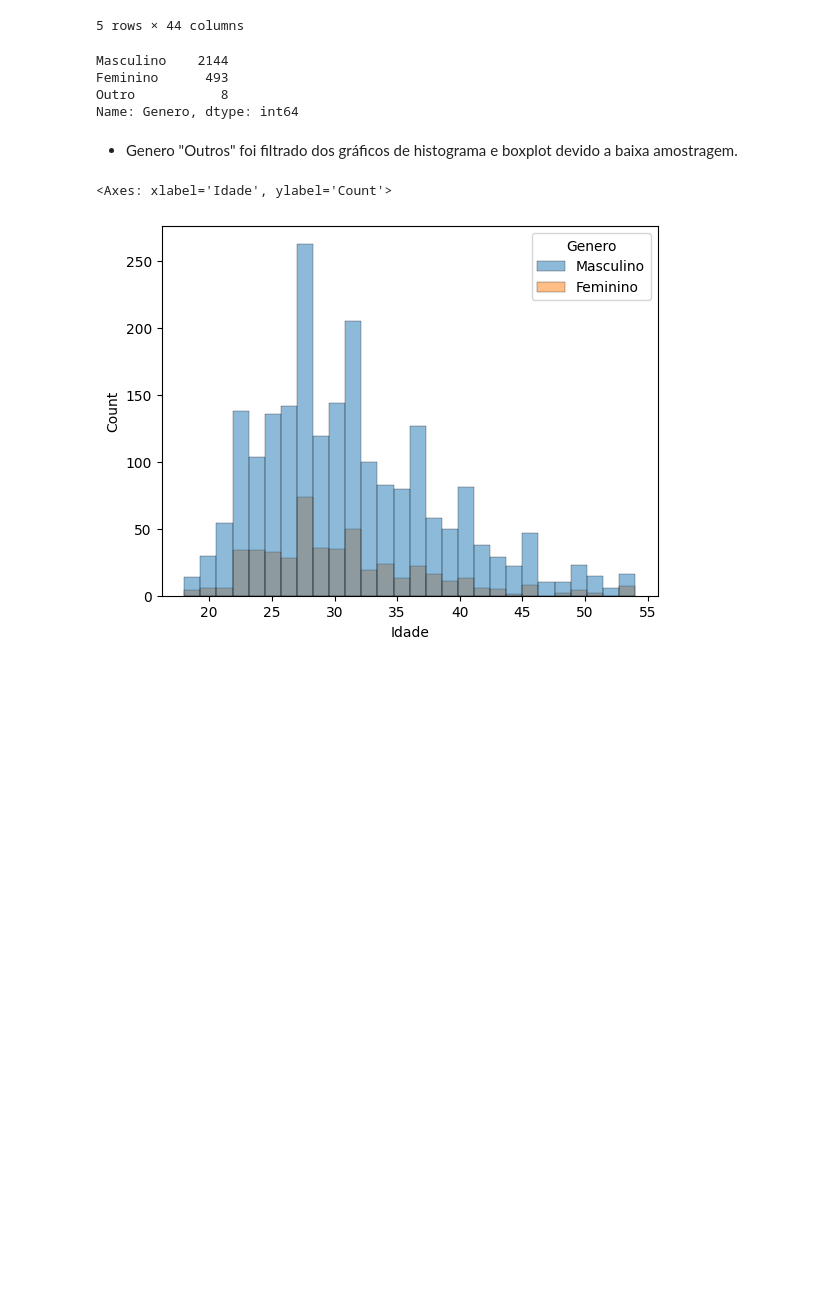
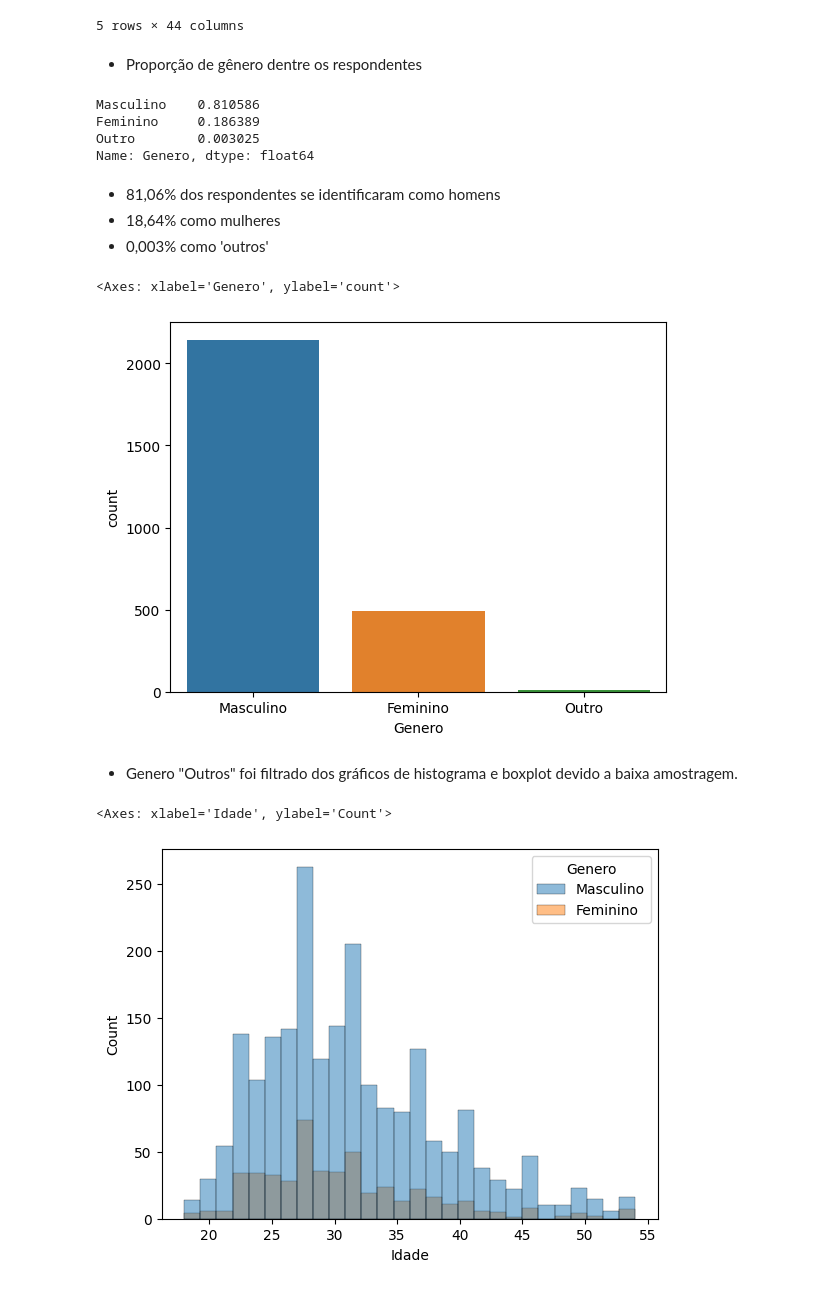
Before and after one commit to MayaraDM/ADA-DS_programming_techiniques_project, a Jupyter notebook: ProjetoV_analise.ipynb, the cells around one changed output. Drawn from its saved outputs; the diff is of its cells as text; code cells hidden in the pictures; blank space fills up the shorter version.

```diff
--- a/ProjetoV_analise.ipynb
+++ b/ProjetoV_analise.ipynb
@@ -46,13 +58,24 @@ df.head()
 | 3 | v31ab41botodnsv31zgg4k34zzojy81l | 38.0 | 35-39 | Feminino | Sudeste | Sul | 0 | ... |
 | 4 | ubhu8ntvm4xc0sfkdubhu80e973eek0k | 36.0 | 35-39 | Masculino | Sul | Sul | 0 | ... |
 5 rows × 44 columns
+# %% [markdown]
+- Proporção de gênero dentre os respondentes
 # %%
-df['Genero'].value_counts()
+df['Genero'].value_counts(normalize=True)
 # %% [output]
-Masculino    2144
-Feminino      493
-Outro           8
-Name: Genero, dtype: int64
+Masculino    0.810586
+Feminino     0.186389
+Outro        0.003025
+Name: Genero, dtype: float64
+# %% [markdown]
+- 81,06% dos respondentes se identificaram como homens
+- 18,64% como mulheres
+- 0,003% como 'outros'
+# %%
+sns.countplot(df, x="Genero")
+# %% [output]
+<Axes: xlabel='Genero', ylabel='count'>
+[figure, added]
 # %% [markdown]
 - Genero "Outros" foi filtrado dos gráficos de histograma e boxplot devido a baixa amostragem.
 # %%
```
Also changed, not shown: parts of 9 cells of this notebook.
